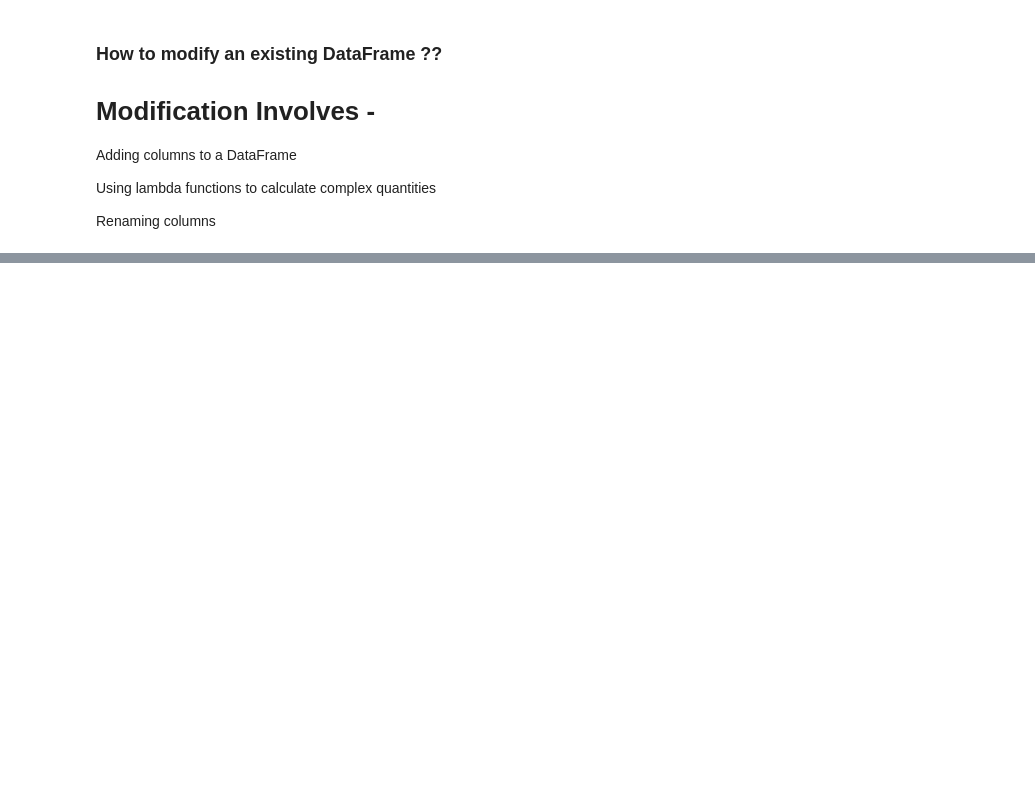
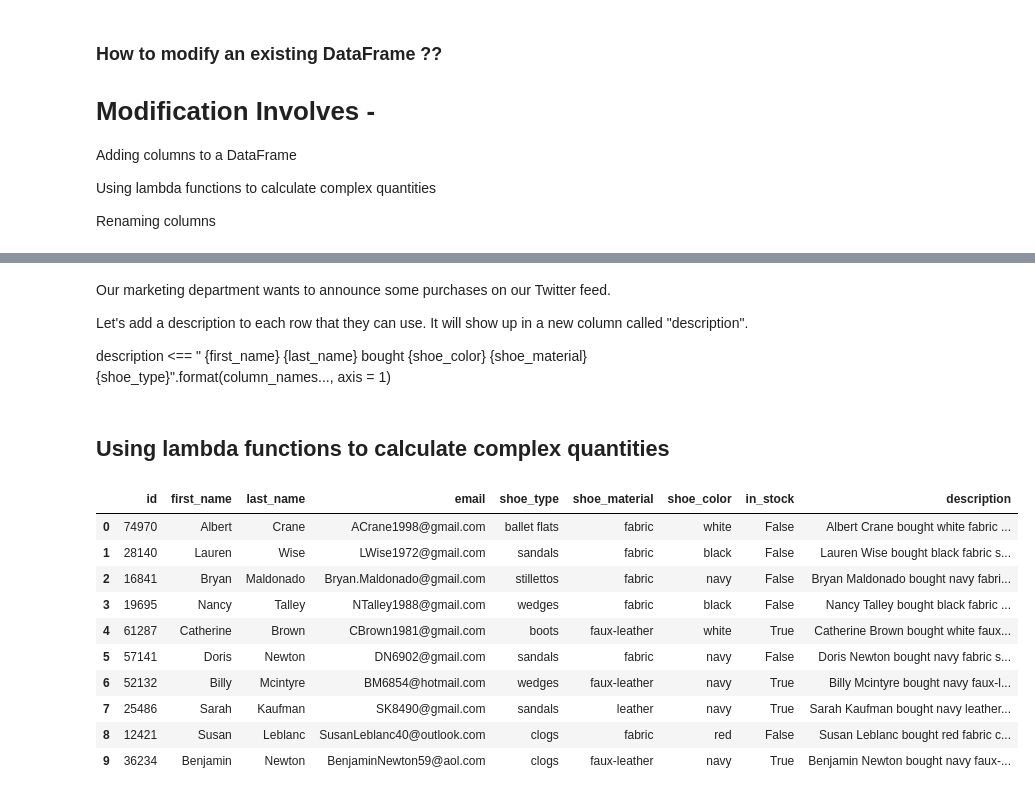
Before and after one commit to SantoshCollabDev/pandas, a Jupyter notebook: Practice_Modifying_Dataframes.ipynb, the cells around one changed output, grey strips where cells are left out. Cells and saved outputs as stored; diff of their text form; code cells hidden in the pictures; blank space fills up the shorter version.

```diff
--- a/Practice_Modifying_Dataframes.ipynb
+++ b/Practice_Modifying_Dataframes.ipynb
@@ -52,0 +134,34 @@ orders_df
+# %% [markdown]
+Our marketing department wants to announce some purchases on our Twitter feed.
+
+Let's add a description to each row that they can use. It will show up in a new column called "description".
+
+description  <==  " {first_name} {last_name} bought {shoe_color} {shoe_material} {shoe_type}".format(column_names..., axis = 1)
+# %% [markdown]
+## Using lambda functions to calculate complex quantities
+# %%
+# add a new columns --- 'description'
+
+# description  <==  " {first_name} {last_name} bought {shoe_color} {shoe_material} {shoe_type}".format(column_names..., axis = 1)
+
+orders_df['description'] = orders_df.apply( lambda row: "{} {} bought {} {} {}" \
+.format(row.first_name,
+        row.last_name,
+        row.shoe_color,
+        row.shoe_material,
+        row.shoe_type),
+        axis=1
+       )
+orders_df.head(10)
+# %% [output]
+|  | id | first_name | last_name | email | shoe_type | shoe_material | shoe_color | in_stock | description |
+| 0 | 74970 | Albert | Crane | ACrane1998@gmail.com | ballet flats | fabric | white | False | Albert Crane bought white fabric ... |
+| 1 | 28140 | Lauren | Wise | LWise1972@gmail.com | sandals | fabric | black | False | Lauren Wise bought black fabric s... |
+| 2 | 16841 | Bryan | Maldonado | Bryan.Maldonado@gmail.com | stillettos | fabric | navy | False | Bryan Maldonado bought navy fabri... |
+| 3 | 19695 | Nancy | Talley | NTalley1988@gmail.com | wedges | fabric | black | False | Nancy Talley bought black fabric ... |
+| 4 | 61287 | Catherine | Brown | CBrown1981@gmail.com | boots | faux-leather | white | True | Catherine Brown bought white faux... |
+| 5 | 57141 | Doris | Newton | DN6902@gmail.com | sandals | fabric | navy | False | Doris Newton bought navy fabric s... |
+| 6 | 52132 | Billy | Mcintyre | BM6854@hotmail.com | wedges | faux-leather | navy | True | Billy Mcintyre bought navy faux-l... |
+| 7 | 25486 | Sarah | Kaufman | SK8490@gmail.com | sandals | leather | navy | True | Sarah Kaufman bought navy leather... |
+| 8 | 12421 | Susan | Leblanc | SusanLeblanc40@outlook.com | clogs | fabric | red | False | Susan Leblanc bought red fabric c... |
+| 9 | 36234 | Benjamin | Newton | BenjaminNewton59@aol.com | clogs | faux-leather | navy | True | Benjamin Newton bought navy faux-... |
```
Also changed, not shown: parts of 179 cells of this notebook.
